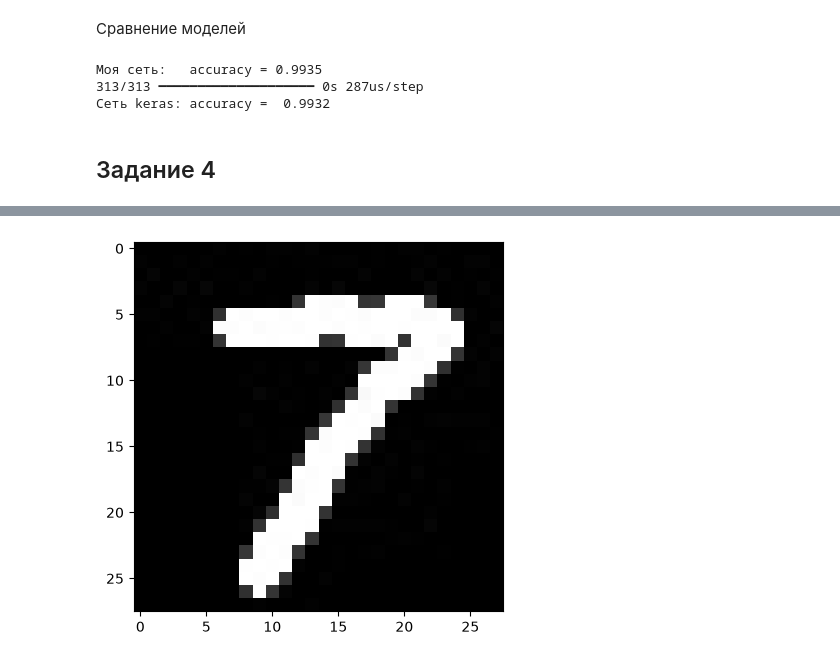
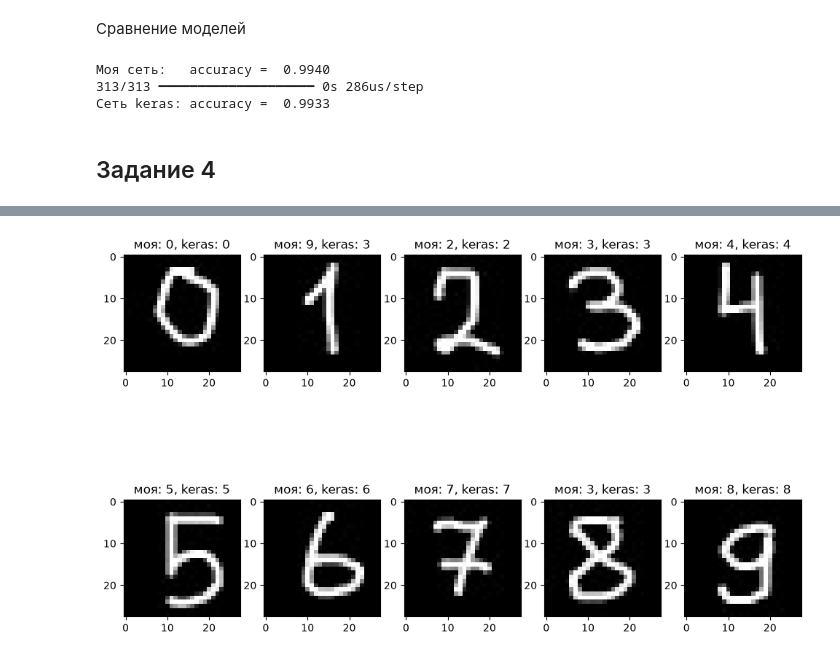
Before and after one commit to CondoR-R/university, a Jupyter notebook: современные_платформы_программирования/lab_3/lab_3.ipynb, the cells around one changed output, grey strips where cells are left out. Drawn from its saved outputs; the diff is of its cells as text; code cells hidden in the pictures.

Commit message:
совр плат прог/lab_3: предсказания для собственных чисел

```diff
--- a/современные_платформы_программирования/lab_3/lab_3.ipynb
+++ b/современные_платформы_программирования/lab_3/lab_3.ipynb
@@ -376,8 +376,12 @@ class MNISTNeuralNetwork(NeuralNetwork):
 
             # Выводы во время обучения
             epoch_loss /= n
-            acc = (self.predict(X) == Y).mean()
+            acc = ((self.predict(X) > 0.5).astype(np.uint8)  == Y).mean()
             print(f'Эпоха {epoch + 1}: loss={epoch_loss:.4f}, acc={acc:.4f}')
+
+    ''' ПРЕДСКАЗАНИЯ '''
+    def predict(self, X):
+        return self._forward(X)
 # %%
 nn = MNISTNeuralNetwork(
     lr         = 0.1,
@@ -449,26 +453,27 @@ Epoch 20/20
 # %% [markdown]
 Сравнение моделей
 # %%
-print(f'Моя сеть:   accuracy = {accuracy(y_test, nn.predict(x_test)):.4f}')
+print(f'Моя сеть:   accuracy = ',
+      f'{accuracy(y_test, (nn.predict(x_test) > 0.5).astype(np.uint8)):.4f}'
+)
 print(f'Сеть keras: accuracy = ',
       f'{accuracy(y_test, (nn_keras.predict(x_test) > 0.5).astype(np.uint8)):.4f}'
 )
 # %% [output]
-Моя сеть:   accuracy = 0.9935
-313/313 ━━━━━━━━━━━━━━━━━━━━ 0s 287us/step
-Сеть keras: accuracy =  0.9932
+Моя сеть:   accuracy =  0.9940
+313/313 ━━━━━━━━━━━━━━━━━━━━ 0s 286us/step
+Сеть keras: accuracy =  0.9933
 # %% [markdown]
 ## Задание 4
 # %%
-img = cv2.imread(f"./images/7.jpg", cv2.IMREAD_GRAYSCALE)
-img_n = normalize(vectorize(img))
+_, axes = plt.subplots(2, 5, figsize=(12,8))
 
-nn_pred       = nn.predict(img_n).argmax()
-nn_keras_pred = nn_keras.predict(img_n).argmax()
-
-_, ax = plt.subplots()
-print(f'Предсказание моей сети: {nn_pred}')
-print(f'Предсказание keras сети: {nn_keras_pred}')
-ax.imshow(img, cmap='gray')
+for ax, i in zip(axes.ravel(), [i for i in range (10)]):
+    img   = cv2.imread(f"./images/{i}.jpg", cv2.IMREAD_GRAYSCALE)
+    img_n = normalize(vectorize(img))
+    nn_pred       = nn.predict(img_n).argmax()
+    nn_keras_pred = nn_keras.predict(img_n).argmax()
+    ax.set_title(f'моя: {nn_pred}, keras: {nn_keras_pred}')
+    ax.imshow(img, cmap='gray')
 plt.show()
 # %% [output]
@@ -478 +490 @@ plt.show()
-[figure, old version]
+[figure, new version]
```
Also changed, not shown: parts of 7 cells of this notebook, 10 other files.
